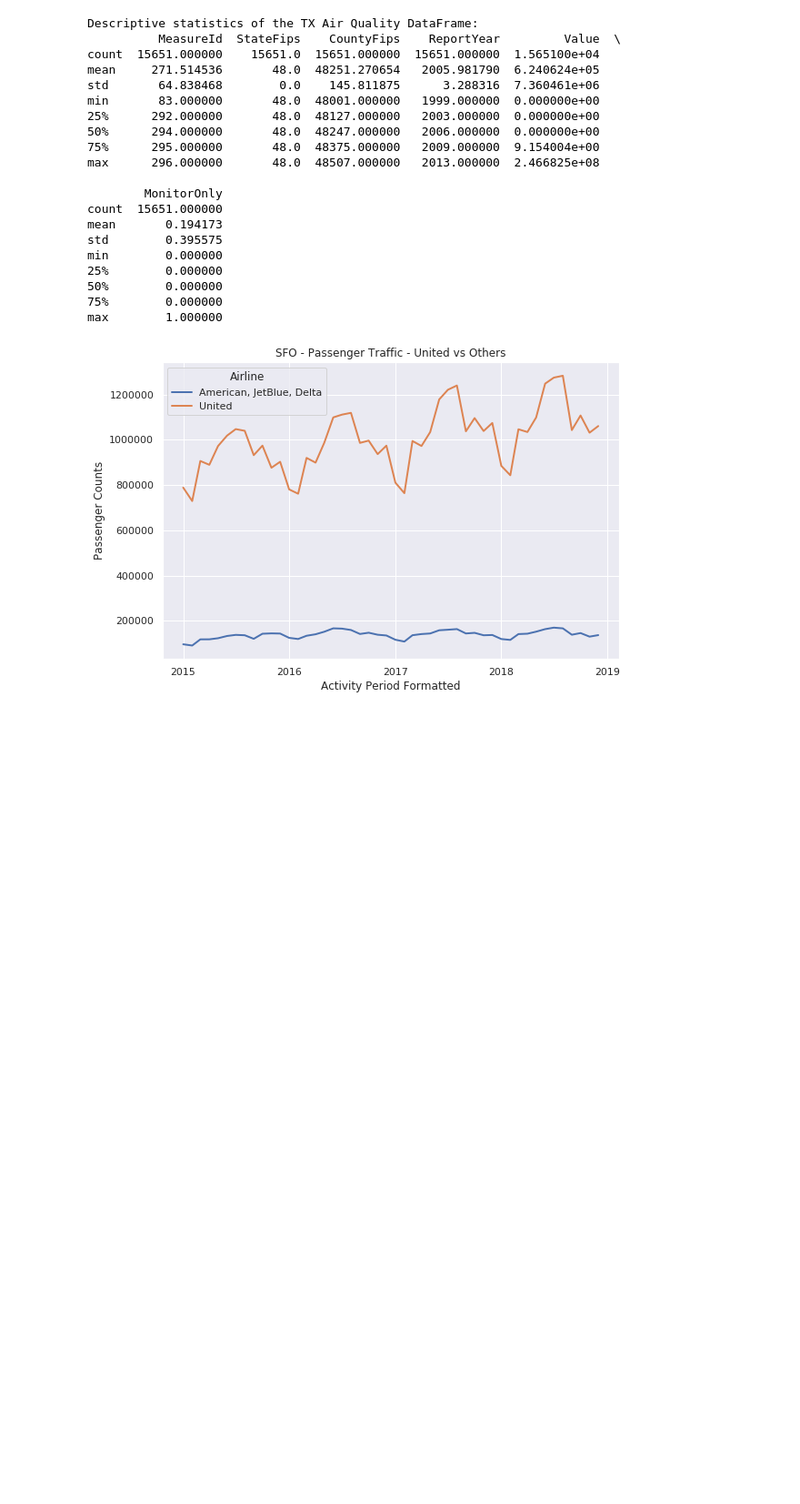
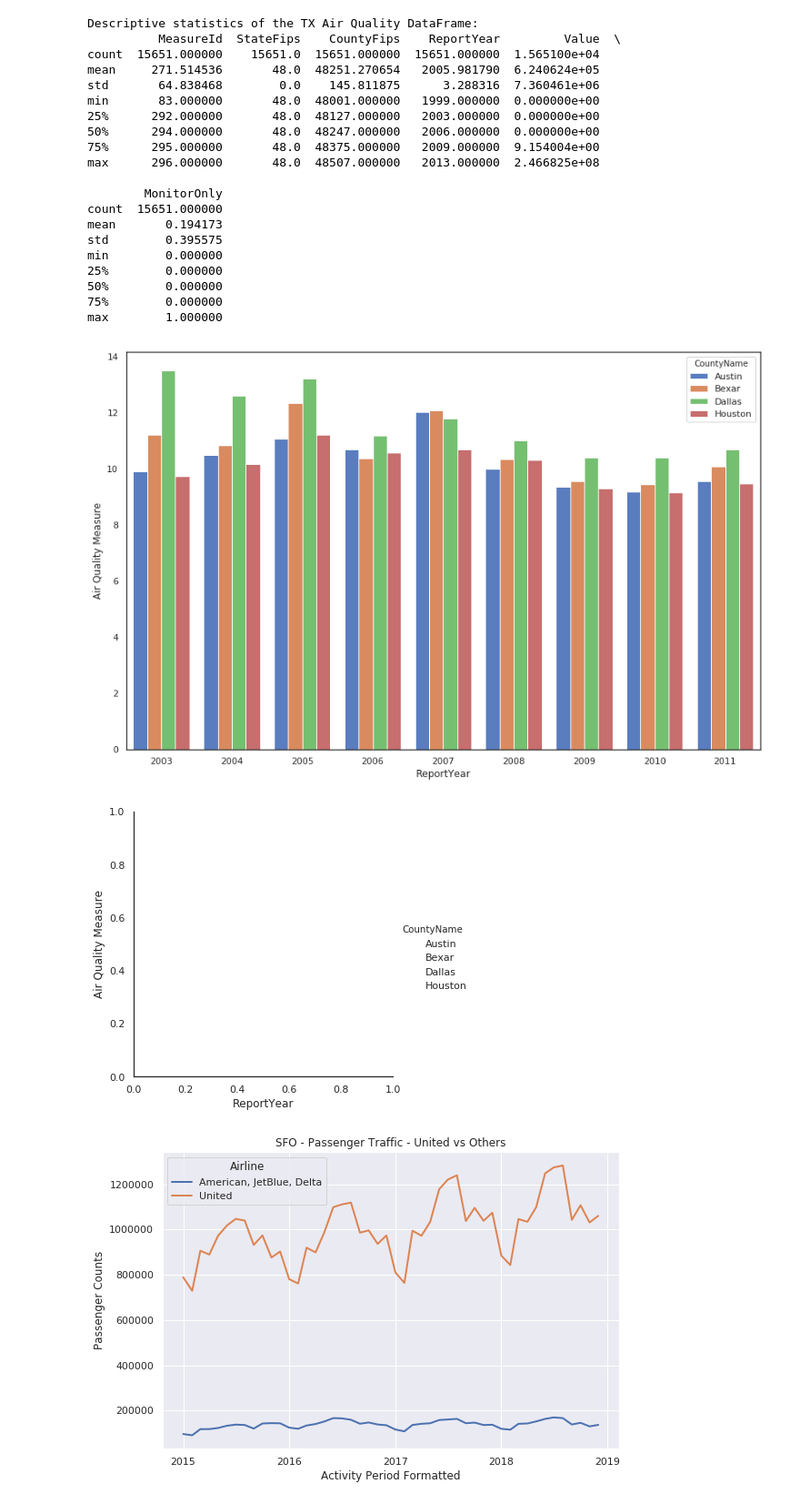
Before and after one commit to Saranyanv/test, a Jupyter notebook: 455_Assignment2.ipynb, the cells around one changed output. Shown at 91% size. Drawn from its saved outputs; the diff is of its cells as text; code cells hidden in the pictures; blank space fills up the shorter version.

```diff
--- a/455_Assignment2.ipynb
+++ b/455_Assignment2.ipynb
@@ -76,7 +76,7 @@ min        0.000000
 75%        0.000000
 max        1.000000
 # %%
-TX_Air_Quality_big4 = TX_Air_Quality.loc[(TX_Air_Quality['CountyName'].isin(['Austin', 'Dallas', 'Houston', 'Bexar'])) & (TX_Air_Quality['ReportYear'] >= 2005) & (TX_Air_Quality['UnitName'] == 'Micograms per cubic meter')]
+TX_Air_Quality_big4 = TX_Air_Quality.loc[(TX_Air_Quality['CountyName'].isin(['Austin', 'Dallas', 'Houston', 'Bexar'])) & (TX_Air_Quality['ReportYear'] >= 2003) & (TX_Air_Quality['ReportYear'] <= 2011) & (TX_Air_Quality['MeasureId'] == 296) & (TX_Air_Quality['UnitName'] == 'Micograms per cubic meter')]
 # %%
 TX_Air_Quality_big4.head()
 # %%
@@ -91,6 +91,19 @@ sfo_air_traffic_big4_agg=DataFrame({'Air Quality Measure' : TX_Air_Quality_big4.
 #sfo_EK_Enplane_air_traffic = sfo_air_traffic.loc[(sfo_air_traffic['Published Airline IATA Code'].isin(['AA', 'UA', 'DL'])) & (sfo_air_traffic['Activity Period'] >= 201500) & (sfo_air_traffic['Activity Type Code'] == 'Deplaned') & (sfo_air_traffic['Terminal'] == 'International')]
 # %%
 #sfo_air_traffic.loc[(sfo_air_traffic['Published Airline IATA Code'].isin(['AA', 'UA', 'B6', 'DL'])) & (sfo_air_traffic['Activity Period'] >= 201501) & (sfo_air_traffic['Activity Type Code'] == 'Enplaned')].groupby(['Published Airline IATA Code', 'Activity Period'])['Passenger Count'].sum()
+# %%
+import seaborn as sns
+import matplotlib.pyplot as plt
+sns.set_style("white")
+
+fig, ax = plt.subplots(figsize=(14,9))
+sns.catplot(x="ReportYear", y="Air Quality Measure", hue="CountyName", data=sfo_air_traffic_big4_agg,
+                kind="bar", palette="muted", ax=ax)
+#plt.legend(title='City', loc='upper right', labels=['Austin', 'San Antonio', 'Dallas', 'Houston'])
+plt.show()
+# %% [output]
+[figure, added]
+[figure, added]
 # %%
 import matplotlib.ticker as ticker
 import matplotlib.dates as mdates
```
